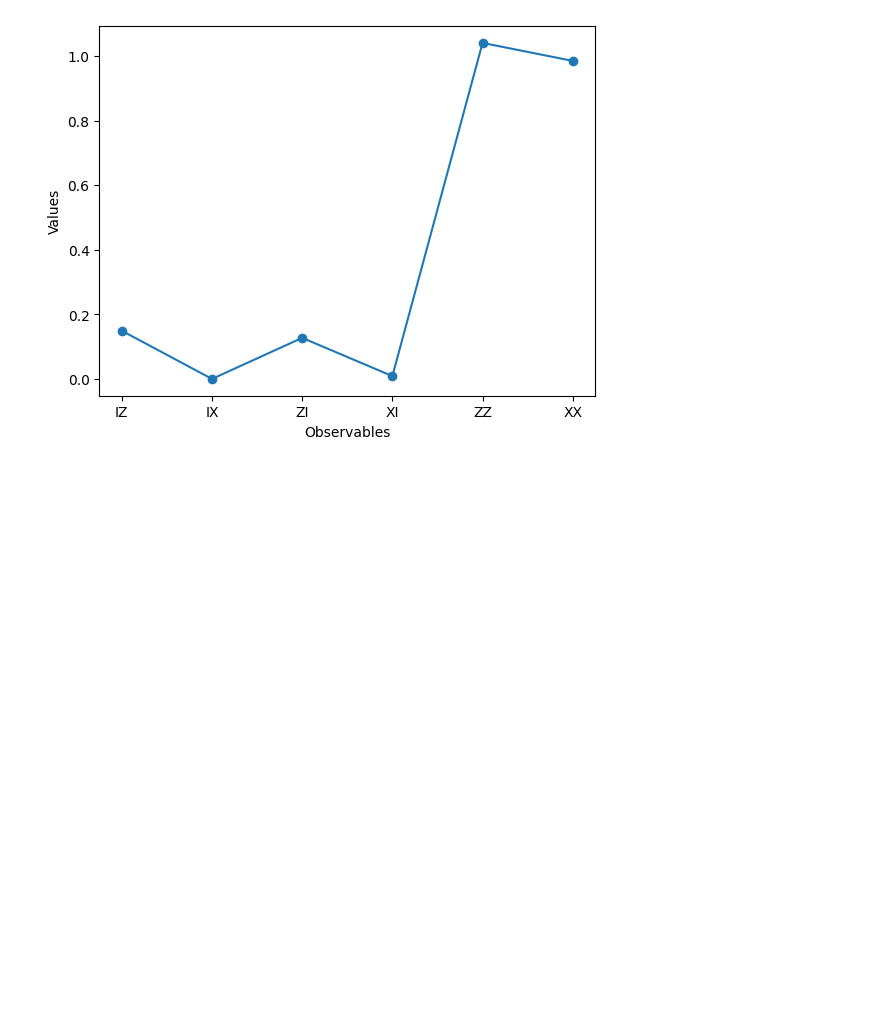
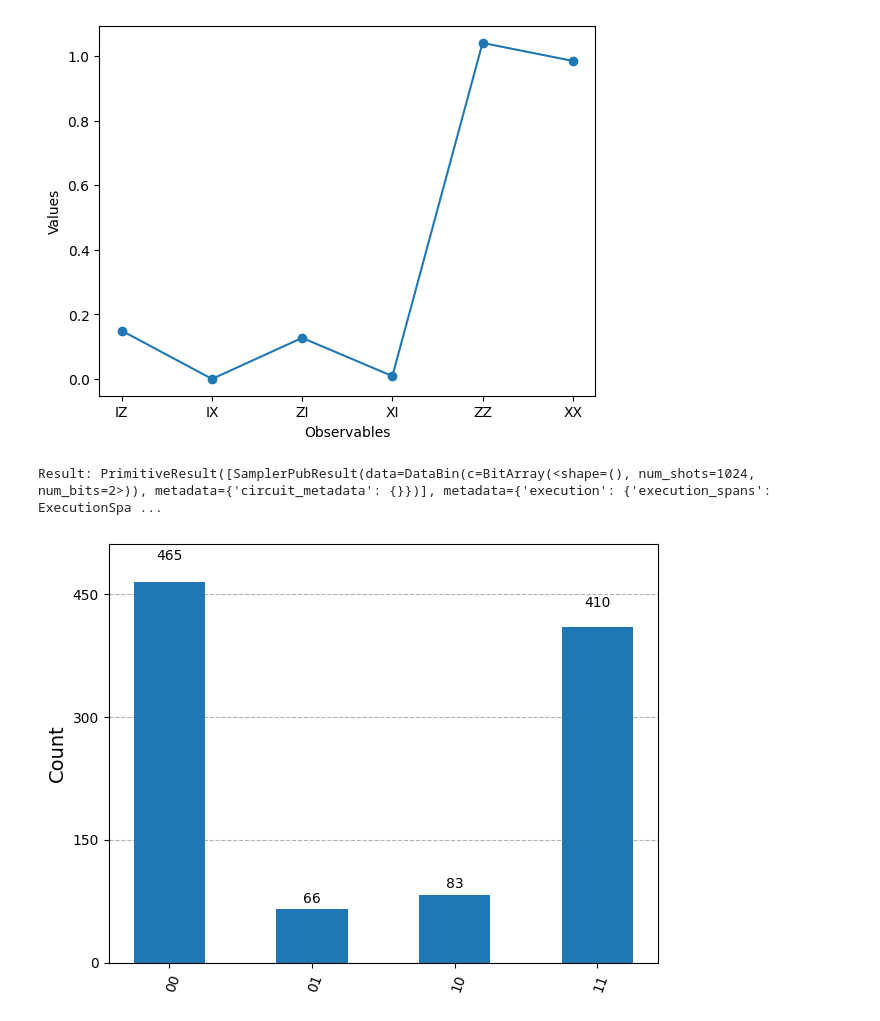
Before and after one commit to prabeshkunwar12/The-Complete-Quantum-Computing-Course-for-Beginners-, a Jupyter notebook: QX01-HelloQuantum-main/QX01-HelloQuantum-main/QX01-HelloQuantum.ipynb, the cells around one changed output. Drawn from its saved outputs; the diff is of its cells as text; code cells hidden in the pictures; blank space fills up the shorter version.

Commit message:
feat:QX01 | added sampler usage

```diff
--- a/QX01-HelloQuantum-main/QX01-HelloQuantum-main/QX01-HelloQuantum.ipynb
+++ b/QX01-HelloQuantum-main/QX01-HelloQuantum-main/QX01-HelloQuantum.ipynb
@@ -64,8 +64,6 @@ Pauli operators {X, Y, Z} correspond to different measurement axes on the **Bloc
 observables_labels = ["IZ", "IX", "ZI", "XI", "ZZ", "XX"]
 observables = [SparsePauliOp(label) for label in observables_labels]
 # %%
-backend = service.least_busy(simulator=False, operational=True)
-
 # Convert to an ISA circuit and layout-mapped observables.
 pm = generate_preset_pass_manager(backend=backend, optimization_level=1)
 isa_circuit = pm.run(qc)
@@ -148,3 +145,15 @@ plt.ylabel("Values")
 plt.show()
 # %% [output]
 [figure]
+# %%
+sampler = Sampler(mode=backend)
+jobSampler = sampler.run([isa_circuit], shots=1024)
+result = jobSampler.result()
+print("Result:", result)
+# %% [output]
+Result: PrimitiveResult([SamplerPubResult(data=DataBin(c=BitArray(<shape=(), num_shots=1024, num_bits=2>)), metadata={'circuit_metadata': {}})], metadata={'execution': {'execution_spans': ExecutionSpa ...
+# %%
+from qiskit.visualization import plot_histogram
+plot_histogram(result[0].data.c.get_counts())
+# %% [output]
+[figure, added]
```
Also changed, not shown: parts of 5 cells of this notebook.
